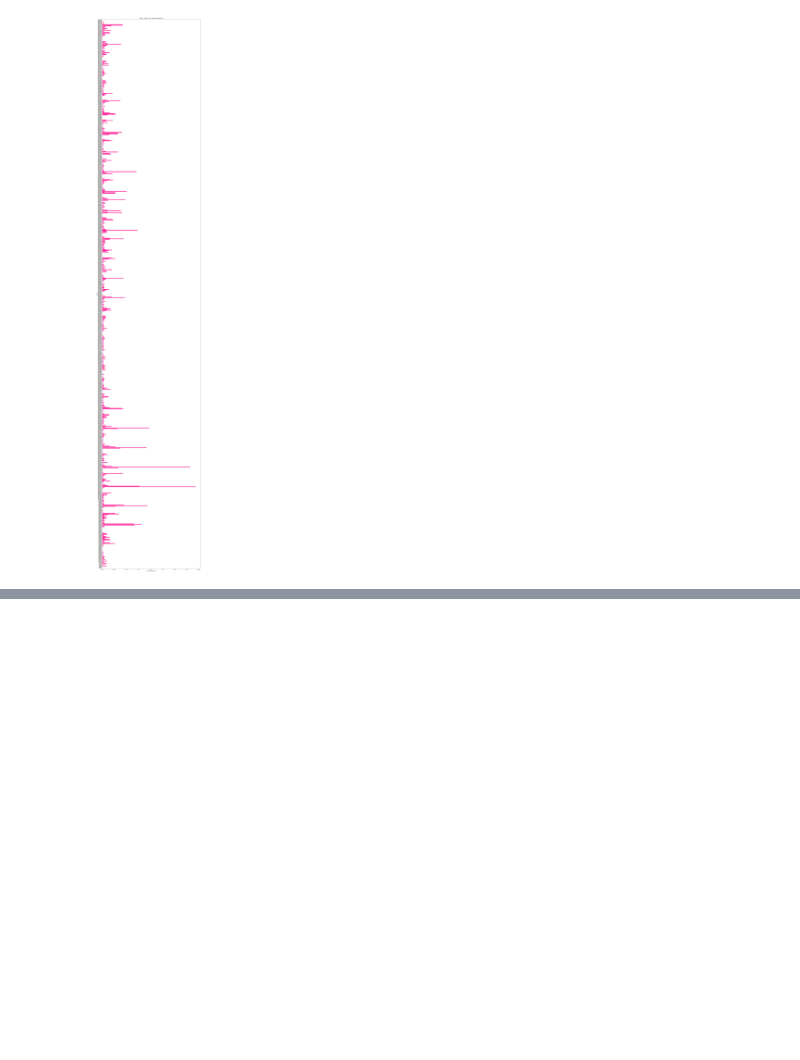
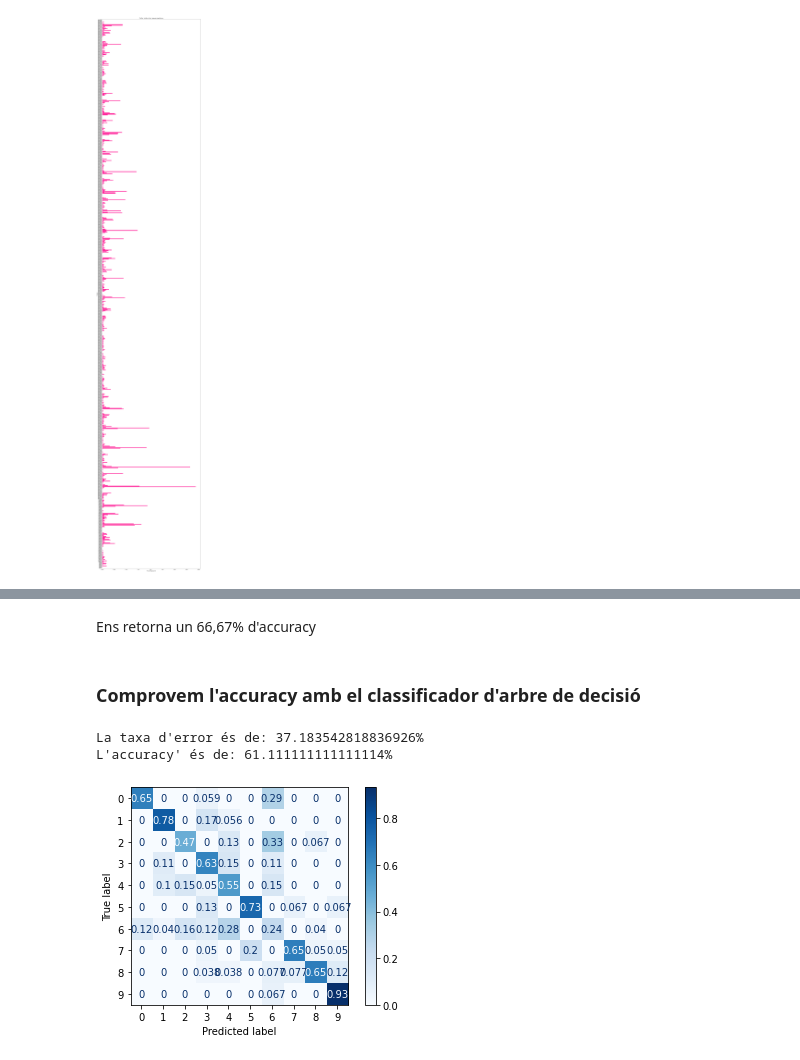
Before and after one commit to juankasv99/Computacion3r2, a Jupyter notebook: 1r Semestre/CRI/Problemes/5- RandomForest/RandomForest.ipynb, the cells around one changed output, grey strips where cells are left out. Saved outputs shown, nothing was run; the diff lists cells and outputs as text; code cells hidden in the pictures; blank space fills up the shorter version.

```diff
--- a/1r Semestre/CRI/Problemes/5- RandomForest/RandomForest.ipynb
+++ b/1r Semestre/CRI/Problemes/5- RandomForest/RandomForest.ipynb
@@ -224,0 +298,22 @@ plt.show()
+# %% [markdown]
+Ens retorna un 66,67% d'accuracy
+# %% [markdown]
+### Comprovem l'accuracy amb el classificador d'arbre de decisió
+# %%
+dec_tree = DecisionTreeClassifier(criterion='entropy', random_state=0)
+dec_tree.fit(x_train, y_train)
+y_pred = dec_tree.predict(x_test)
+
+error = plot_confusion_matrix(dec_tree, x_test, y_test, normalize='true', cmap=plt.cm.Blues)
+error = 1-(sum(np.diag(error.confusion_matrix)) / sum(error.confusion_matrix.ravel()))
+
+acc = metrics.accuracy_score(y_test, y_pred)
+
+
+print(f"La taxa d'error és de: {error*100}%")
+
+print(f"L'accuracy' és de: {acc*100}%")
+# %% [output]
+La taxa d'error és de: 37.183542818836926%
+L'accuracy' és de: 61.111111111111114%
+[figure, added]
```
Also changed, not shown: parts of 19 cells of this notebook.
